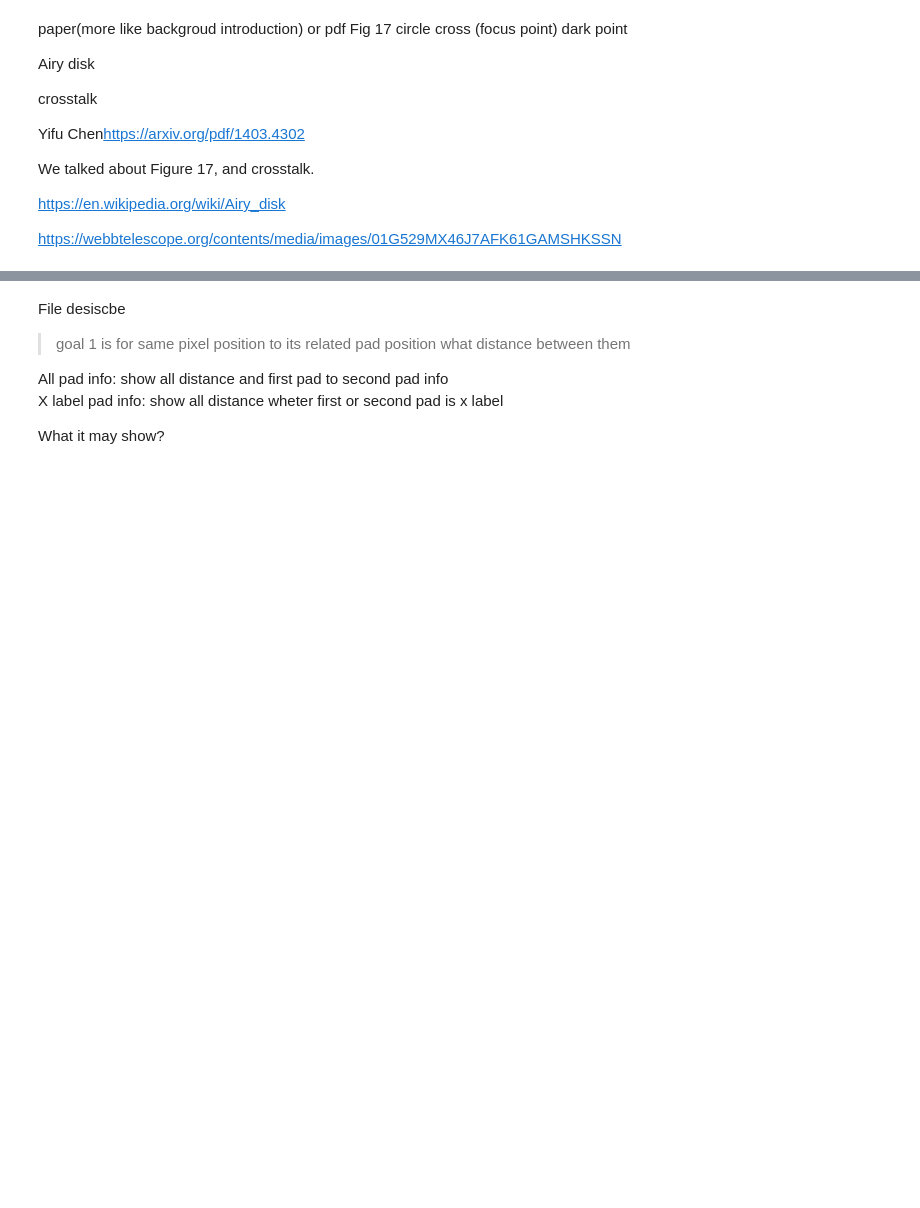
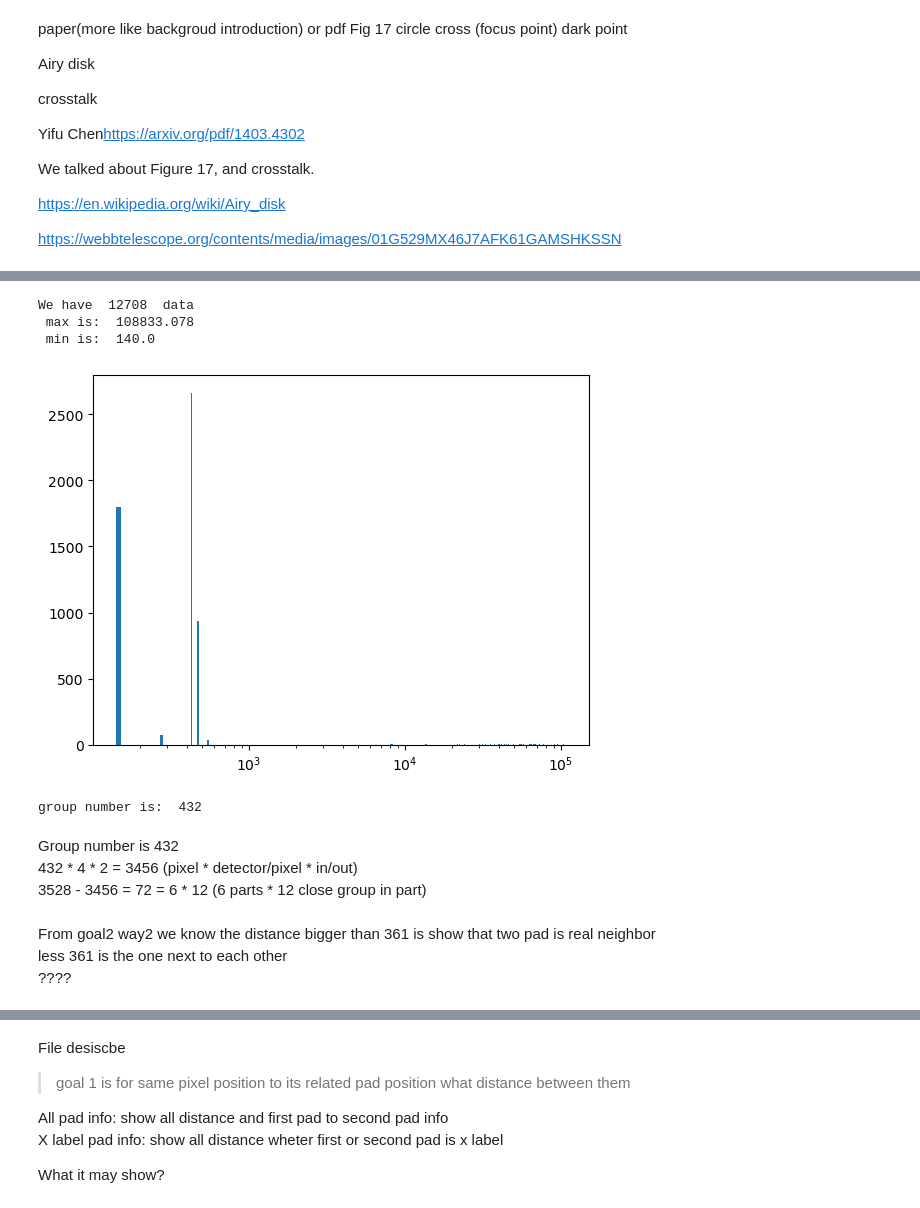
Before and after one commit to ReChen33/QuReseach, a Jupyter notebook: code/wafer/TestWafer.ipynb, the cells around one changed output, grey strips where cells are left out. Cells and saved outputs as stored; diff of their text form; code cells hidden in the pictures; blank space fills up the shorter version.

```diff
--- a/code/wafer/TestWafer.ipynb
+++ b/code/wafer/TestWafer.ipynb
@@ -169,4 +323,7 @@ plt.show()
 # %%
+# goal 1 Ver2.1
+# update the may logiacal error for distance calculation in Ver2
+
 """
 this part of code is the goal 1 of the project
     calculate the data for each pixel the distance to the related pad
@@ -205,7 +362,8 @@ goal1 = [],[],[]
 #and then group the data by pixel y
 #and then calculate the distance to the pad
 
-#number_of_distance = []
+#except_total_data = 0
+group_number = 0
 
 for j in range(len(unique_pixel_x)):
 
@@ -223,6 +381,8 @@ for j in range(len(unique_pixel_x)):
     #group_data = np.array(group_data)
     #y_pixel_in_group = group_data[:,1]
     unique_pixel_y = np.unique(y_pixel_in_group)
+    group_number += len(unique_pixel_y)
+
     for k in range(len(unique_pixel_y)):
 
         group_data_y = []
@@ -237,75 +397,77 @@ for j in range(len(unique_pixel_x)):
 
         # save the info about distance is which pad to which
 
+        """ # calculate the except total number of distance for each group
+        #except_total_data += length_group_y* (length_group_y -1)/2
+        #except = (len-1) + (len-2) + (len-3) + ... + 1
+        #except = (len-1)*len/2
+        """
+
         for i in range(length_group_y):
+            for j in range(i+1,length_group_y):
 
-            #print(group_data_y[i],"end i")
-            if i+1 < length_group_y:
                 # save pad info
                 first_pad = group_data_y[i]
-                #list[start:stop] extracts elements from start up to but not including stop.
-                #print(first_pad)
-                second_pad = group_data_y[i+1]
+                #list[start:stop]
+                #extracts elements from start up to but not including stop.
+                second_pad = group_data_y[j]
 
                 goal1[1].append(first_pad)
                 goal1[2].append(second_pad)
 
-                #number_dis_4_group += 1
-                pad_x_distance = (group_data_y[i][PadXIndex] - group_data_y[i+1][PadXIndex])
-                pad_y_distance = group_data_y[i][PadYIndex] - group_data_y[i+1][PadYIndex]
+                pad_x_distance = group_data_y[i][PadXIndex] - group_data_y[j][PadXIndex]
+                pad_y_distance = group_data_y[i][PadYIndex] - group_data_y[j][PadYIndex]
 
-            elif i+1 == length_group_y:
-                # save pad info
-                first_pad = group_data_y[i]
-                second_pad = group_data_y[0]
-                goal1[1].append(first_pad)
-                goal1[2].append(second_pad)
+                distance = np.sqrt((pad_x_distance)**2 + (pad_y_distance)**2)
+                distance = round(distance,3) #let distance keep three decimal places
+                goal1[0].append(distance)
 
-                #number_dis_4_group += 1
-                pad_x_distance = group_data_y[i][PadXIndex] - group_data_y[0][PadXIndex]
-                pad_y_distance = group_data_y[i][PadYIndex] - group_data_y[0][PadYIndex]
-
-            distance = np.sqrt((pad_x_distance)**2 + (pad_y_distance)**2)
-            #let distance keep three decimal places
-            distance = round(distance,3)
-            goal1[0].append(distance)
-
-
-        #number_of_distance.append(number_dis_4_group)
 
 #show how many data we calculted the distance
 distance_goal1 = goal1[0]
+#print("except_total_data is: ",except_total_data)
 print("We have ",len(distance_goal1),
       " data \n max is: ",np.max(distance_goal1),
       "\n min is: ",np.min(distance_goal1))
 #print(np.unique(distance_goal1))
 
 #save histogram data to a file
 #print(len(distance_goal1)) #num ==len(distance_goal1)
-num, bins, patches = plt.hist(distance_goal1, bins=100)
+num, bins, patches = plt.hist(distance_goal1, bins=10000)
 # bins = 100000 need 6m 51s to run
 
-path_filename = f'.\data\goal1 Ver2 {len(bins)-1}bins '
+path_filename = f'.\data\goal1 Ver2.1 {len(bins)-1}bins '
 
 
 #create an array stored the value number per bin
 number_per_bin = []
 for i in range(len(patches)):
     if num[i] != 0:
         number_per_bin.append([f"({bins[i]},{bins[i+1]})",num[i]])
 
 # Save data to CSV
 number_per_bin = np.array(number_per_bin)
 data_NpB = np.column_stack((number_per_bin[:,0],number_per_bin[:,1]))
 # the data for number_per_bin
 df = pd.DataFrame(data_NpB,columns=['range of distance','number in the range'])
 df.to_csv(f'{path_filename}.csv', index=False)
 
 plt.xscale('log')
 plt.savefig(f'{path_filename}.png')
-#plt.show()
-plt.clf()# not show the plot for pad analysis
+plt.show()
+#plt.clf() # not show the plot for pad analysis
 
 # print(np.sum(num))
 # print(number_of_distance,"\n",sum(number_of_distance))
 # #check the number of distance is correct
+print("group number is: ",group_number)
+# %% [output]
+We have  12708  data
+ max is:  108833.078
+ min is:  140.0
+[figure, added]
+group number is:  432
+# %% [markdown]
+Group number is 432
+432 * 4 * 2 = 3456 (pixel * detector/pixel * in/out)
+3528 - 3456 = 72 = 6 * 12 (6 parts * 12 close group in part)
@@ -311,0 +516,4 @@ plt.clf()# not show the plot for pad analysis
+# %% [markdown]
+From goal2 way2 we know the distance bigger than 361 is show that two pad is real neighbor
+    less 361 is the one next to each other
+    ????
```
Also changed, not shown: parts of 18 cells of this notebook, 24 other files.
